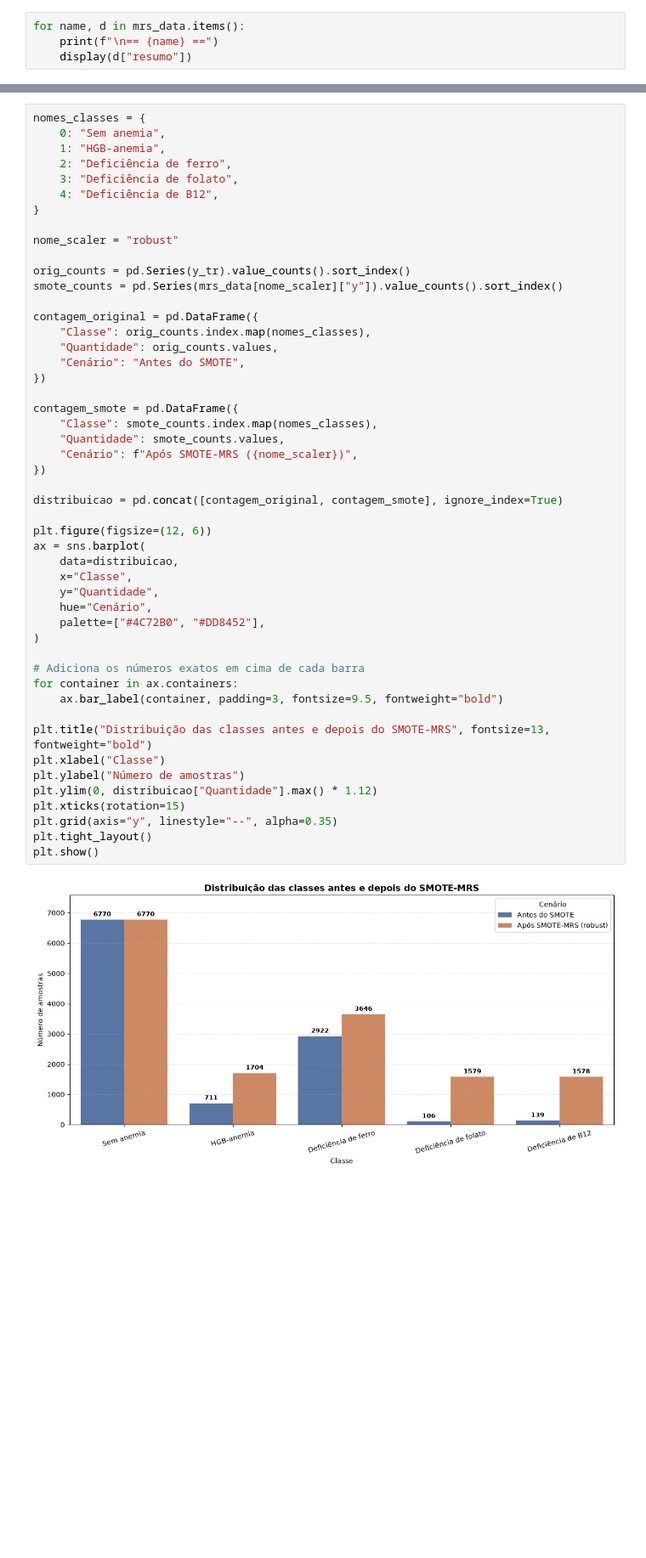
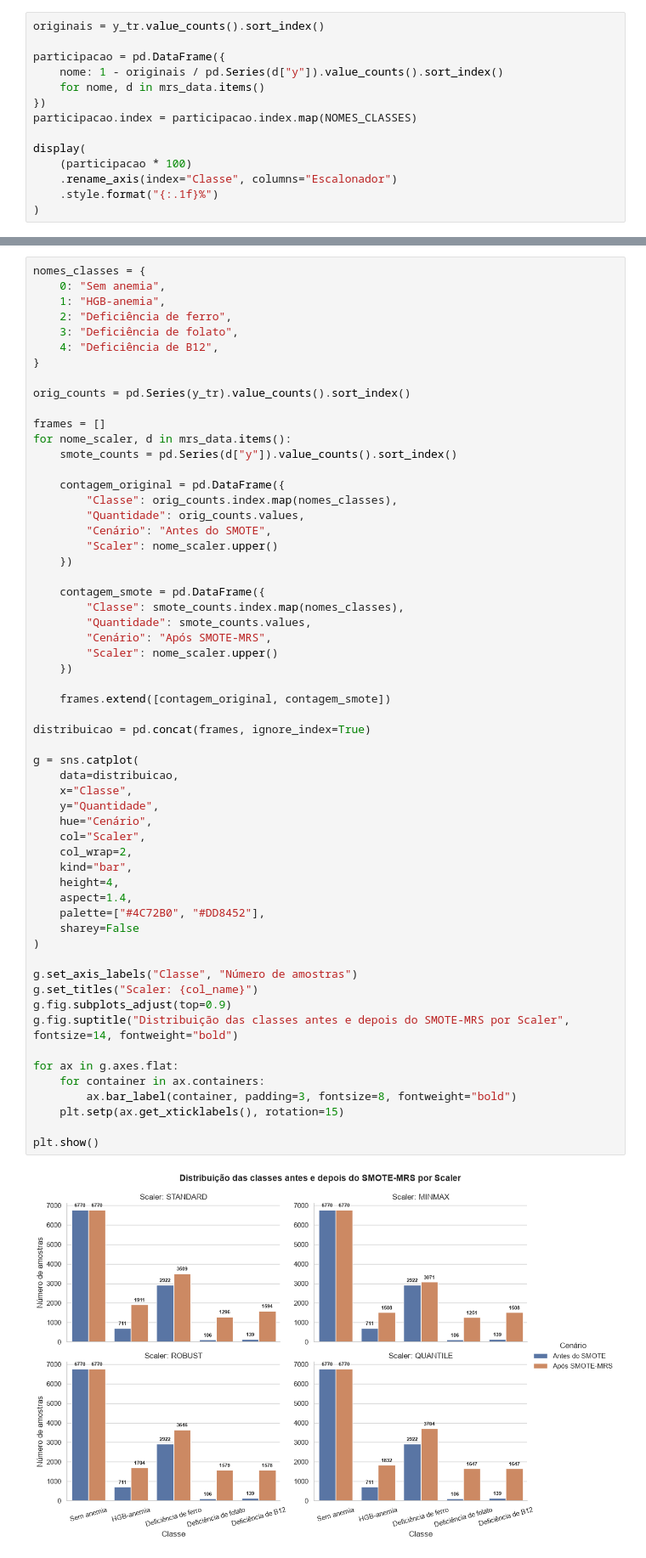
Before and after one commit to LuxLucas/anemia_ml_project, a Jupyter notebook: src/trainings/kmeans/kmeans_smote.ipynb, the cells around one changed output, grey strips where cells are left out. Shown at 85% size. Drawn from its saved outputs; the diff is of its cells as text; blank space fills up the shorter version.

Commit message:
refactor(kmeans): remove comparação antiga, atualiza modelos base/smote e adiciona artefatos pós-apresentação

```diff
--- a/src/trainings/kmeans/kmeans_smote.ipynb
+++ b/src/trainings/kmeans/kmeans_smote.ipynb
@@ -206,5 +151,15 @@ display(comparacao.sort_values(["Scaler", "Cenário"]).reset_index(drop=True)
 # %%
-for name, d in mrs_data.items():
-    print(f"\n== {name} ==")
-    display(d["resumo"])
+originais = y_tr.value_counts().sort_index()
+
+participacao = pd.DataFrame({
+    nome: 1 - originais / pd.Series(d["y"]).value_counts().sort_index()
+    for nome, d in mrs_data.items()
+})
+participacao.index = participacao.index.map(NOMES_CLASSES)
+
+display(
+    (participacao * 100)
+    .rename_axis(index="Classe", columns="Escalonador")
+    .style.format("{:.1f}%")
+)
 # %% [output]
@@ -239,51 +235,60 @@ for name, d in mrs_data.items():
 # %%
 nomes_classes = {
     0: "Sem anemia",
     1: "HGB-anemia",
     2: "Deficiência de ferro",
     3: "Deficiência de folato",
     4: "Deficiência de B12",
 }
 
-nome_scaler = "robust"
+orig_counts = pd.Series(y_tr).value_counts().sort_index()
 
-orig_counts = pd.Series(y_tr).value_counts().sort_index()
-smote_counts = pd.Series(mrs_data[nome_scaler]["y"]).value_counts().sort_index()
+frames = []
+for nome_scaler, d in mrs_data.items():
+    smote_counts = pd.Series(d["y"]).value_counts().sort_index()
 
-contagem_original = pd.DataFrame({
-    "Classe": orig_counts.index.map(nomes_classes),
-    "Quantidade": orig_counts.values,
-    "Cenário": "Antes do SMOTE",
-})
+    contagem_original = pd.DataFrame({
+        "Classe": orig_counts.index.map(nomes_classes),
+        "Quantidade": orig_counts.values,
+        "Cenário": "Antes do SMOTE",
+        "Scaler": nome_scaler.upper()
+    })
 
-contagem_smote = pd.DataFrame({
-    "Classe": smote_counts.index.map(nomes_classes),
-    "Quantidade": smote_counts.values,
-    "Cenário": f"Após SMOTE-MRS ({nome_scaler})",
-})
+    contagem_smote = pd.DataFrame({
+        "Classe": smote_counts.index.map(nomes_classes),
+        "Quantidade": smote_counts.values,
+        "Cenário": "Após SMOTE-MRS",
+        "Scaler": nome_scaler.upper()
+    })
 
-distribuicao = pd.concat([contagem_original, contagem_smote], ignore_index=True)
+    frames.extend([contagem_original, contagem_smote])
 
-plt.figure(figsize=(12, 6))
-ax = sns.barplot(
+distribuicao = pd.concat(frames, ignore_index=True)
+
+g = sns.catplot(
     data=distribuicao,
     x="Classe",
     y="Quantidade",
     hue="Cenário",
+    col="Scaler",
+    col_wrap=2,
+    kind="bar",
+    height=4,
+    aspect=1.4,
     palette=["#4C72B0", "#DD8452"],
+    sharey=False
 )
 
-# Adiciona os números exatos em cima de cada barra
-for container in ax.containers:
-    ax.bar_label(container, padding=3, fontsize=9.5, fontweight="bold")
+g.set_axis_labels("Classe", "Número de amostras")
+g.set_titles("Scaler: {col_name}")
+g.fig.subplots_adjust(top=0.9)
+g.fig.suptitle("Distribuição das classes antes e depois do SMOTE-MRS por Scaler", fontsize=14, fontweight="bold")
 
-plt.title("Distribuição das classes antes e depois do SMOTE-MRS", fontsize=13, fontweight="bold")
-plt.xlabel("Classe")
-plt.ylabel("Número de amostras")
-plt.ylim(0, distribuicao["Quantidade"].max() * 1.12)
-plt.xticks(rotation=15)
-plt.grid(axis="y", linestyle="--", alpha=0.35)
-plt.tight_layout()
+for ax in g.axes.flat:
+    for container in ax.containers:
+        ax.bar_label(container, padding=3, fontsize=8, fontweight="bold")
+    plt.setp(ax.get_xticklabels(), rotation=15)
+
 plt.show()
 # %% [output]
-[figure, old version]
+[figure, new version]
```
Also changed, not shown: parts of 17 cells of this notebook, 4 other files.
